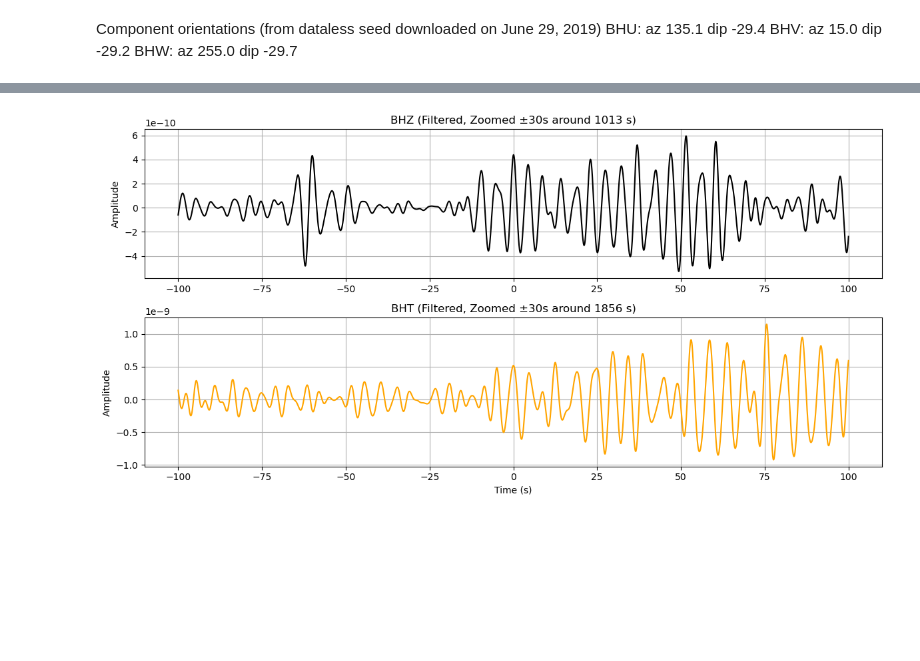
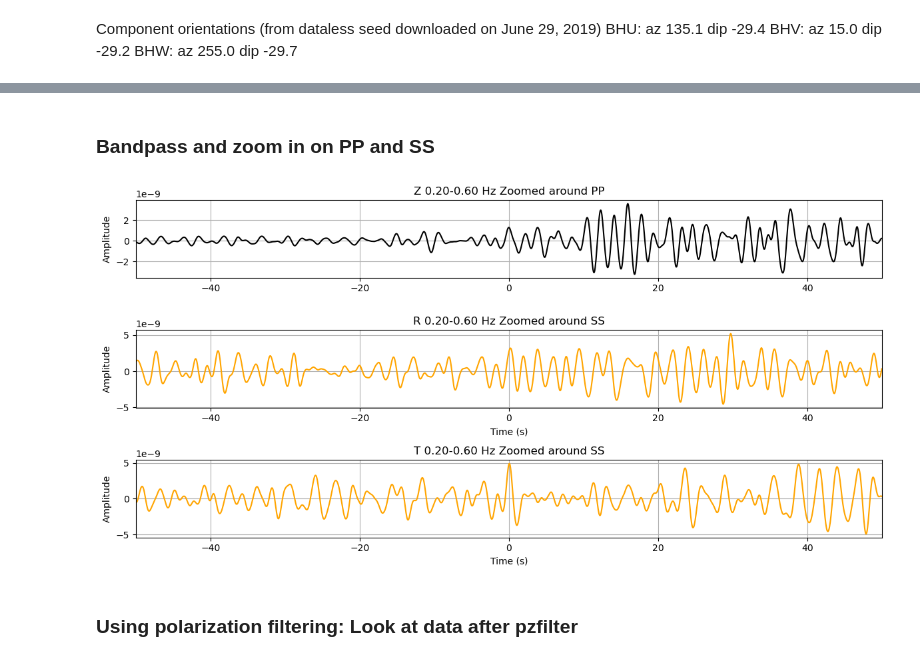
Before and after one commit to evanzzq/SHARP-SS, a Jupyter notebook: mars.ipynb, the cells around one changed output, grey strips where cells are left out. Cells and saved outputs as stored; diff of their text form; code cells hidden in the pictures; blank space fills up the shorter version.

```diff
--- a/mars.ipynb
+++ b/mars.ipynb
@@ -94,46 +236,86 @@ plt.show()
+# %% [markdown]
+### Bandpass and zoom in on PP and SS
 # %%
-from obspy import read
+from obspy import read, UTCDateTime
 import matplotlib.pyplot as plt
 
+# Define parameters
+reload = True
+PPfreq = (0.2, 0.6)
+SSfreq = (0.2, 0.6)
+cutwin = (-50, 50) # for plotting only, does not trim data
+
+# PP and SS arrival time
+# S1000a
+PP_arrival_time = UTCDateTime("2021-09-18T18:01:48.4") # MQS: 2021-09-18T18:01:47
+SS_arrival_time = UTCDateTime("2021-09-18T18:14:04.5") # MQS: 2021-09-18T18:14:08
+# # S0976a
+# PP_arrival_time = UTCDateTime("2021-08-25T03:49:13")
+# SS_arrival_time = UTCDateTime("2021-08-25T04:03:16")
+# # S1094b
+# PP_arrival_time = UTCDateTime("2021-12-24T22:45:08")+25
+# SS_arrival_time = UTCDateTime("2021-12-24T22:45:08")+404
+
+# Get trace start time
+start_time = st_z.stats.starttime
+
+first_arrival_time = PP_arrival_time # This will determine the noise window
+noise_end_time = first_arrival_time - 30
+
 # Load rotated traces
-st_z = read(os.path.join(datadir, "S0976a_DISP_BHZ_rotated.SAC"))[0]
-st_t = read(os.path.join(datadir, "S0976a_DISP_BHT_rotated.SAC"))[0]
+if reload:
+    st_z = read(os.path.join(datadir, f"{evname}_{dtype}_BHZ.SAC"))[0]
+    st_r = read(os.path.join(datadir, f"{evname}_{dtype}_BHR.SAC"))[0]
+    st_t = read(os.path.join(datadir, f"{evname}_{dtype}_BHT.SAC"))[0]
 
 # Apply bandpass filter (e.g., 0.02–0.2 Hz)
-st_z_filtered = st_z.copy().filter("bandpass", freqmin=1/6, freqmax=1/2.8, corners=2, zerophase=True)
-st_t_filtered = st_t.copy().filter("bandpass", freqmin=1/6, freqmax=1/2.8, corners=2, zerophase=True)
+st_z_filtered = st_z.copy().filter("bandpass", freqmin=PPfreq[0], freqmax=PPfreq[1], corners=2, zerophase=True)
+st_r_filtered = st_r.copy().filter("bandpass", freqmin=SSfreq[0], freqmax=SSfreq[1], corners=2, zerophase=True)
+st_t_filtered = st_t.copy().filter("bandpass", freqmin=SSfreq[0], freqmax=SSfreq[1], corners=2, zerophase=True)
 
 # Zoom windows
-z_time_center = 1013 + 30*60 - 8.4  # seconds
-t_time_center = 1856 + 30*60 - 8.6  # seconds
-winb = 100  # - seconds
-wina = 100  # + seconds
+z_time_center = PP_arrival_time - start_time
+t_time_center = SS_arrival_time - start_time
 
 # Time arrays
 t_z = st_z_filtered.times()
+t_r = st_r_filtered.times()
 t_t = st_t_filtered.times()
 
 # Indices for zooming
-idx_z = (t_z >= z_time_center - winb) & (t_z <= z_time_center + wina)
-idx_t = (t_t >= t_time_center - winb) & (t_t <= t_time_center + wina)
+idx_z = (t_z >= z_time_center + cutwin[0]) & (t_z <= z_time_center + cutwin[1])
+idx_r = (t_r >= t_time_center + cutwin[0]) & (t_r <= t_time_center + cutwin[1])
+idx_t = (t_t >= t_time_center + cutwin[0]) & (t_t <= t_time_center + cutwin[1])
 
 # Plot
 plt.figure(figsize=(12, 6))
 
-plt.subplot(2, 1, 1)
+plt.subplot(3, 1, 1)
 plt.plot(t_z[idx_z]-z_time_center, st_z_filtered.data[idx_z], color='black')
-plt.title("BHZ (Filtered, Zoomed ±30s around 1013 s)")
+plt.xlim(cutwin)
+plt.title(f"Z {PPfreq[0]:.2f}-{PPfreq[1]:.2f} Hz Zoomed around PP")
 plt.ylabel("Amplitude")
 plt.grid()
 
-plt.subplot(2, 1, 2)
+plt.subplot(3, 1, 2)
+plt.plot(t_r[idx_t]-t_time_center, st_r_filtered.data[idx_r], color='orange')
+plt.xlim(cutwin)
+plt.title(f"R {SSfreq[0]:.2f}-{SSfreq[1]:.2f} Hz Zoomed around SS")
+plt.xlabel("Time (s)")
+plt.ylabel("Amplitude")
+plt.grid()
+
+plt.subplot(3, 1, 3)
 plt.plot(t_t[idx_t]-t_time_center, st_t_filtered.data[idx_t], color='orange')
-plt.title("BHT (Filtered, Zoomed ±30s around 1856 s)")
+plt.xlim(cutwin)
+plt.title(f"T {SSfreq[0]:.2f}-{SSfreq[1]:.2f} Hz Zoomed around SS")
 plt.xlabel("Time (s)")
 plt.ylabel("Amplitude")
 plt.grid()
 
 plt.tight_layout()
 plt.show()
 # %% [output]
-[figure, old version]
+[figure, new version]
+# %% [markdown]
+### Using polarization filtering: Look at data after pzfilter
```
Also changed, not shown: parts of 28 cells of this notebook, 7 other files.
